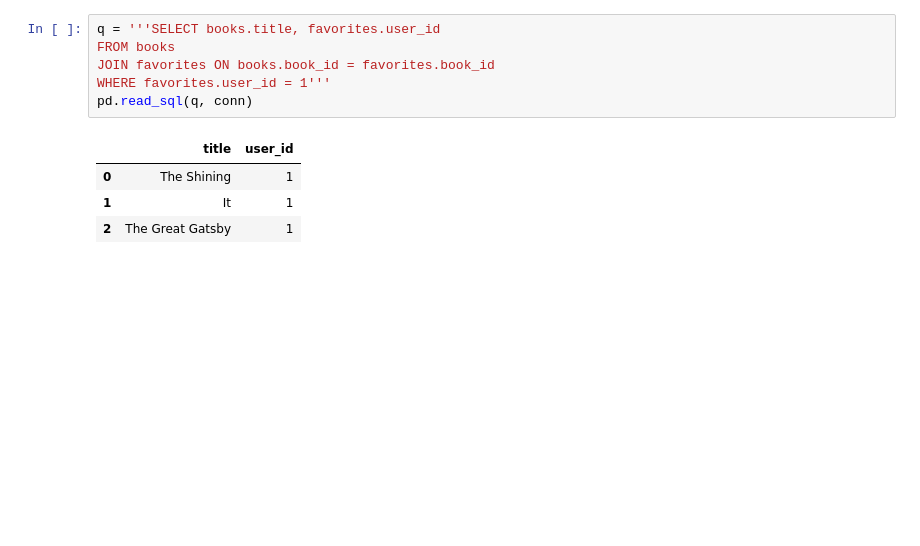
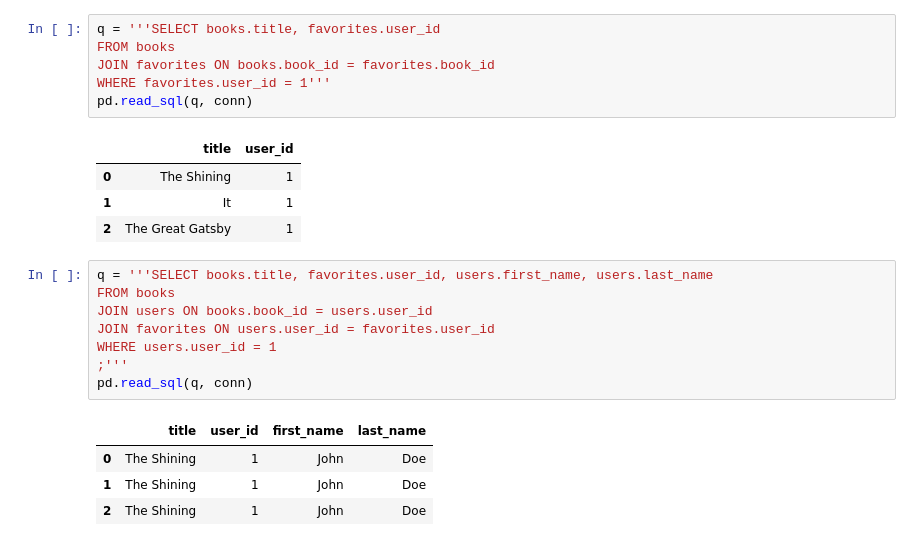
Before and after one commit to JDevine1981/Week-10-Core-2, a Jupyter notebook: Books.ipynb, the cells around one changed output. Cells and saved outputs as stored; diff of their text form; blank space fills up the shorter version.

```diff
--- a/Books.ipynb
+++ b/Books.ipynb
@@ -413,3 +275,16 @@ pd.read_sql(q, conn)
 | 0 | The Shining | 1 |
 | 1 | It | 1 |
 | 2 | The Great Gatsby | 1 |
+# %%
+q = '''SELECT books.title, favorites.user_id, users.first_name, users.last_name
+FROM books
+JOIN users ON books.book_id = users.user_id
+JOIN favorites ON users.user_id = favorites.user_id
+WHERE users.user_id = 1
+;'''
+pd.read_sql(q, conn)
+# %% [output]
+|  | title | user_id | first_name | last_name |
+| 0 | The Shining | 1 | John | Doe |
+| 1 | The Shining | 1 | John | Doe |
+| 2 | The Shining | 1 | John | Doe |
```
Also changed, not shown: parts of 36 cells of this notebook.
